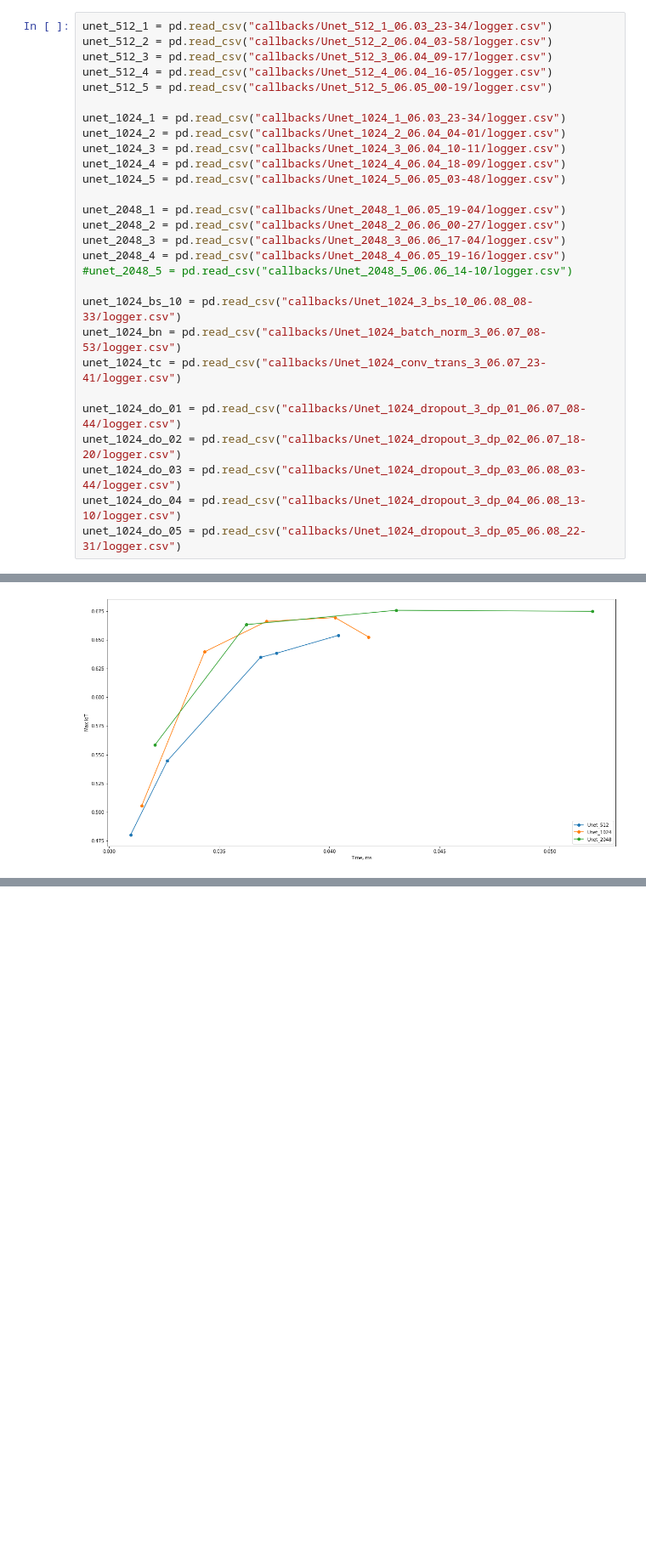
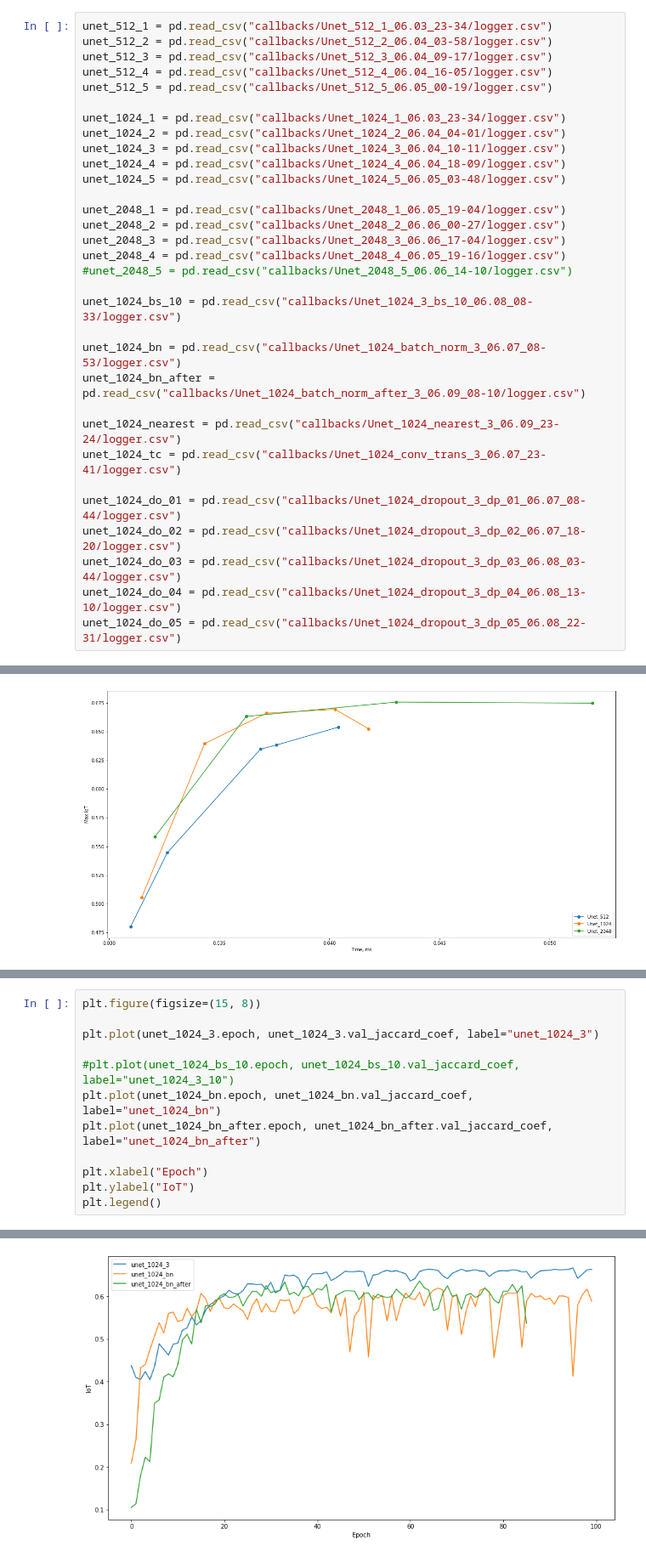
Before and after one commit to RobertVoropaev/InteriorRecognitionSystem, a Jupyter notebook: 6.Metrics.ipynb, the cells around one changed output, grey strips where cells are left out. Shown at 85% size. Drawn from its saved outputs; the diff is of its cells as text; blank space fills up the shorter version.

```diff
--- a/6.Metrics.ipynb
+++ b/6.Metrics.ipynb
@@ -41,7 +45,11 @@ unet_2048_4 = pd.read_csv("callbacks/Unet_2048_4_06.05_19-16/logger.csv")
 #unet_2048_5 = pd.read_csv("callbacks/Unet_2048_5_06.06_14-10/logger.csv")
 
 unet_1024_bs_10 = pd.read_csv("callbacks/Unet_1024_3_bs_10_06.08_08-33/logger.csv")
+
 unet_1024_bn = pd.read_csv("callbacks/Unet_1024_batch_norm_3_06.07_08-53/logger.csv")
+unet_1024_bn_after = pd.read_csv("callbacks/Unet_1024_batch_norm_after_3_06.09_08-10/logger.csv")
+
+unet_1024_nearest = pd.read_csv("callbacks/Unet_1024_nearest_3_06.09_23-24/logger.csv")
 unet_1024_tc = pd.read_csv("callbacks/Unet_1024_conv_trans_3_06.07_23-41/logger.csv")
 
 unet_1024_do_01 = pd.read_csv("callbacks/Unet_1024_dropout_3_dp_01_06.07_08-44/logger.csv")
@@ -269,0 +243,13 @@ plt.show()
+# %%
+plt.figure(figsize=(15, 8))
+
+plt.plot(unet_1024_3.epoch, unet_1024_3.val_jaccard_coef, label="unet_1024_3")
+
+#plt.plot(unet_1024_bs_10.epoch, unet_1024_bs_10.val_jaccard_coef, label="unet_1024_3_10")
+plt.plot(unet_1024_bn.epoch, unet_1024_bn.val_jaccard_coef, label="unet_1024_bn")
+plt.plot(unet_1024_bn_after.epoch, unet_1024_bn_after.val_jaccard_coef, label="unet_1024_bn_after")
+
+plt.xlabel("Epoch")
+plt.ylabel("IoT")
+plt.legend()
+# %% [output]
@@ -269,0 +257 @@ plt.show()
+[figure, added]
```
Also changed, not shown: parts of 29 cells of this notebook, 3 other files.
